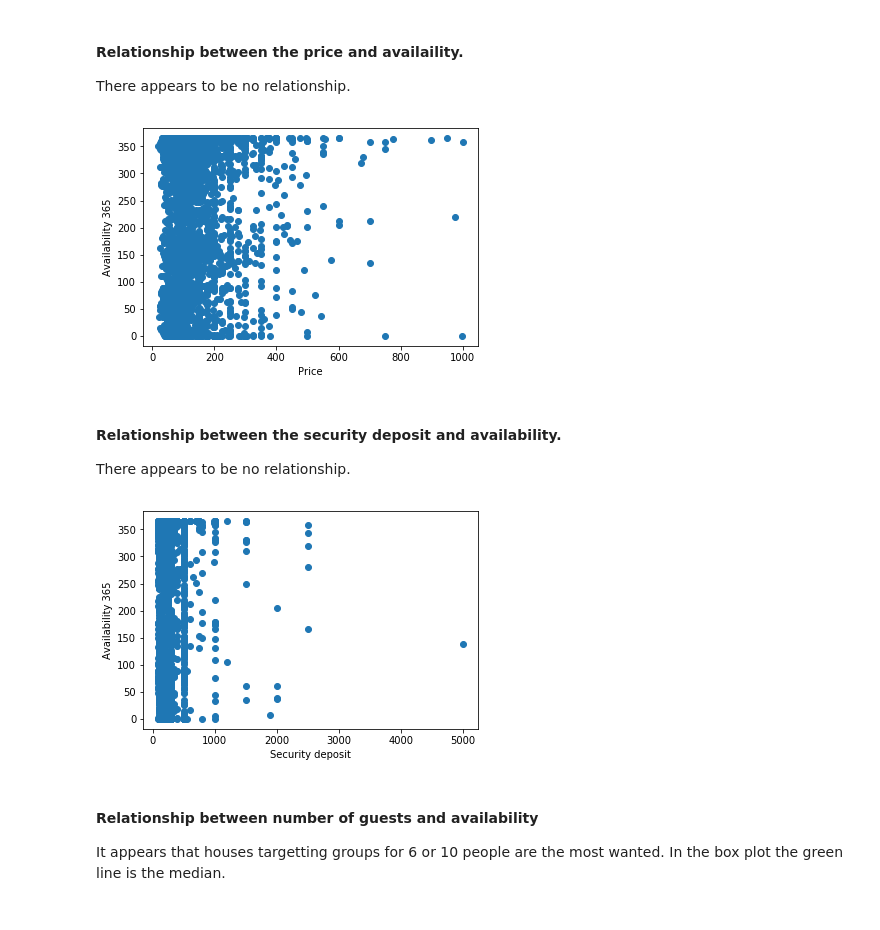
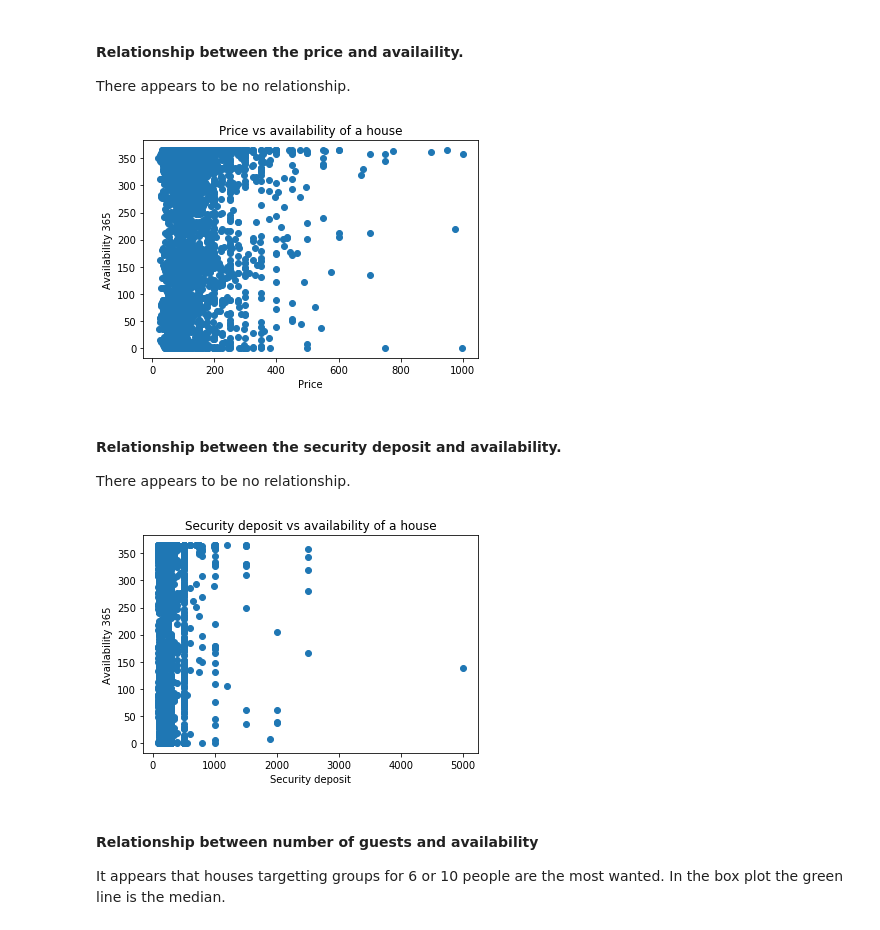
Before and after one commit to FrankTub/Airbnb-bookings, a Jupyter notebook: seattle_airbnb.ipynb, the cells around one changed output. Cells and saved outputs as stored; diff of their text form; code cells hidden in the pictures.

```diff
--- a/seattle_airbnb.ipynb
+++ b/seattle_airbnb.ipynb
@@ -217,16 +217,16 @@ ut.scatter_plot(data, kpi, 'number_of_reviews', plt);
 #### Relationship between the price and availaility.
 There appears to be no relationship.
 # %%
-ut.scatter_plot(data, kpi, 'price', plt);
+ut.scatter_plot(data, kpi, 'price', plt, 'Price vs availability of a house');
 # %% [output]
-[figure, old version]
+[figure, new version]
 # %% [markdown]
 #### Relationship between the security deposit and availability.
 There appears to be no relationship.
 # %%
-ut.scatter_plot(data, kpi, 'security_deposit', plt);
+ut.scatter_plot(data, kpi, 'security_deposit', plt, 'Security deposit vs availability of a house');
 # %% [output]
-[figure, old version]
+[figure, new version]
 # %% [markdown]
 #### Relationship between number of guests and availability
 It appears that houses targetting groups for 6 or 10 people are the most wanted. In the box plot the green line is the median.
```
Also changed, not shown: parts of 2 cells of this notebook, 1 other file.
